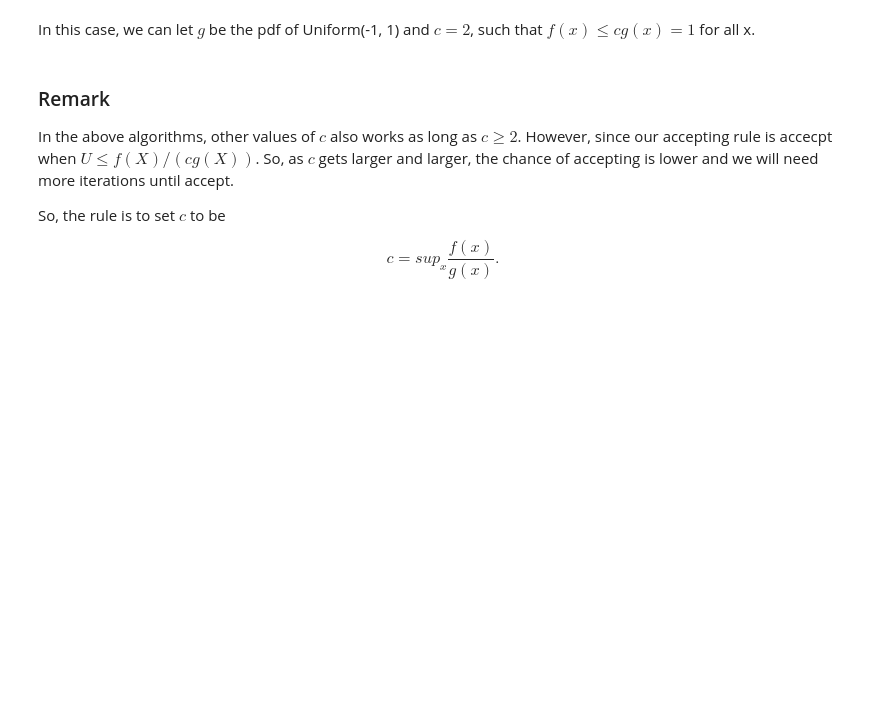
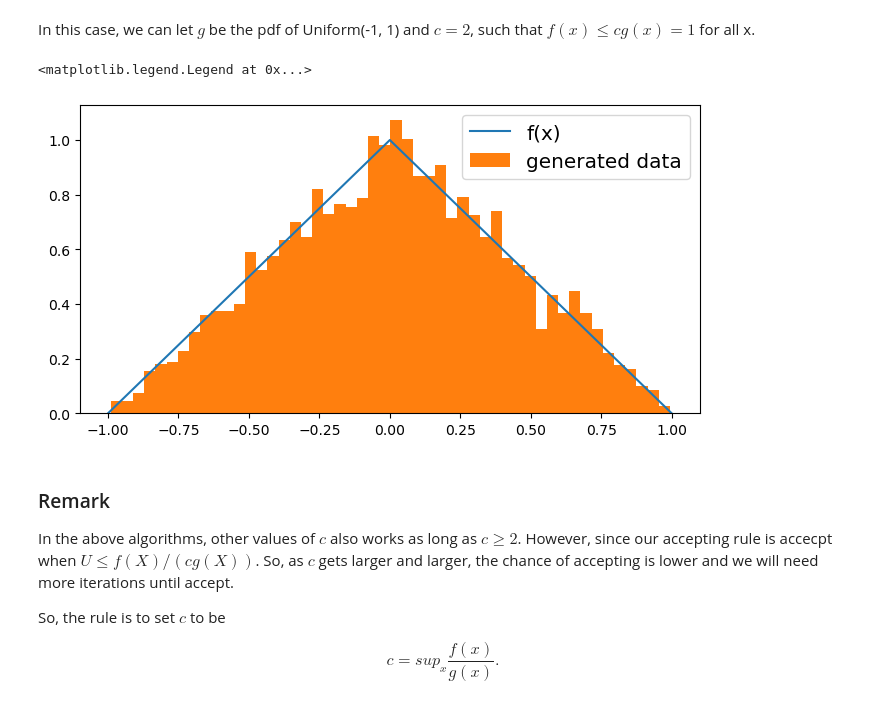
Before and after one commit to STAT2255/2024, a Jupyter notebook: notes/note13_RandomNumbers.ipynb, the cells around one changed output. Cells and saved outputs as stored; diff of their text form; code cells hidden in the pictures; blank space fills up the shorter version.

```diff
--- a/notes/note13_RandomNumbers.ipynb
+++ b/notes/note13_RandomNumbers.ipynb
@@ -308,10 +311,13 @@ def random_triangle(c = 2):
             return X
 # %%
 triangle = [random_triangle() for i in range(5000)]
-plt.figure(figsize=(8,6))
+plt.figure(figsize=(8,4))
 plt.plot([-1, 0, 1], [0, 1, 0], label = "f(x)")
-plt.hist(triangle, label="generated data", bins = 10, density=True)
+plt.hist(triangle, label="generated data", bins = 50, density=True)
 plt.legend(fontsize = 'x-large')
+# %% [output]
+<matplotlib.legend.Legend at 0x...>
+[figure, added]
 # %% [markdown]
 ### Remark
 
```
Also changed, not shown: parts of 4 cells of this notebook.
